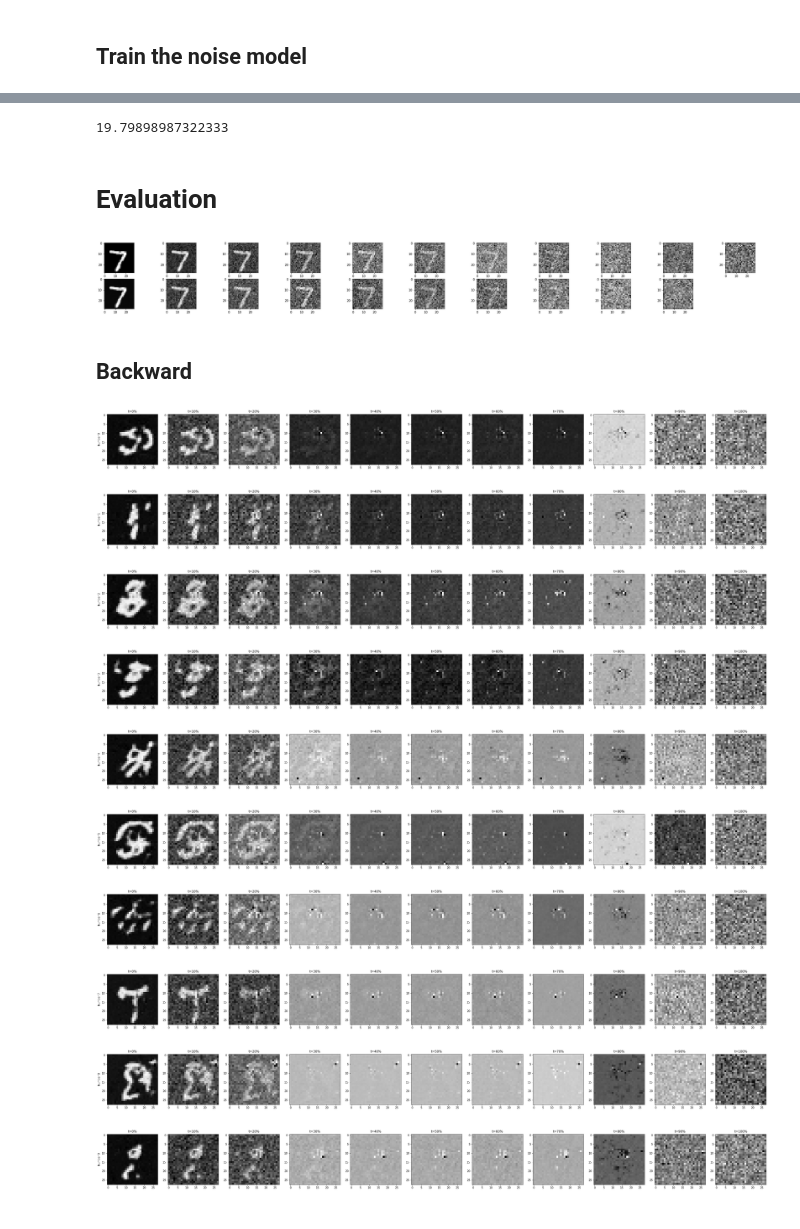
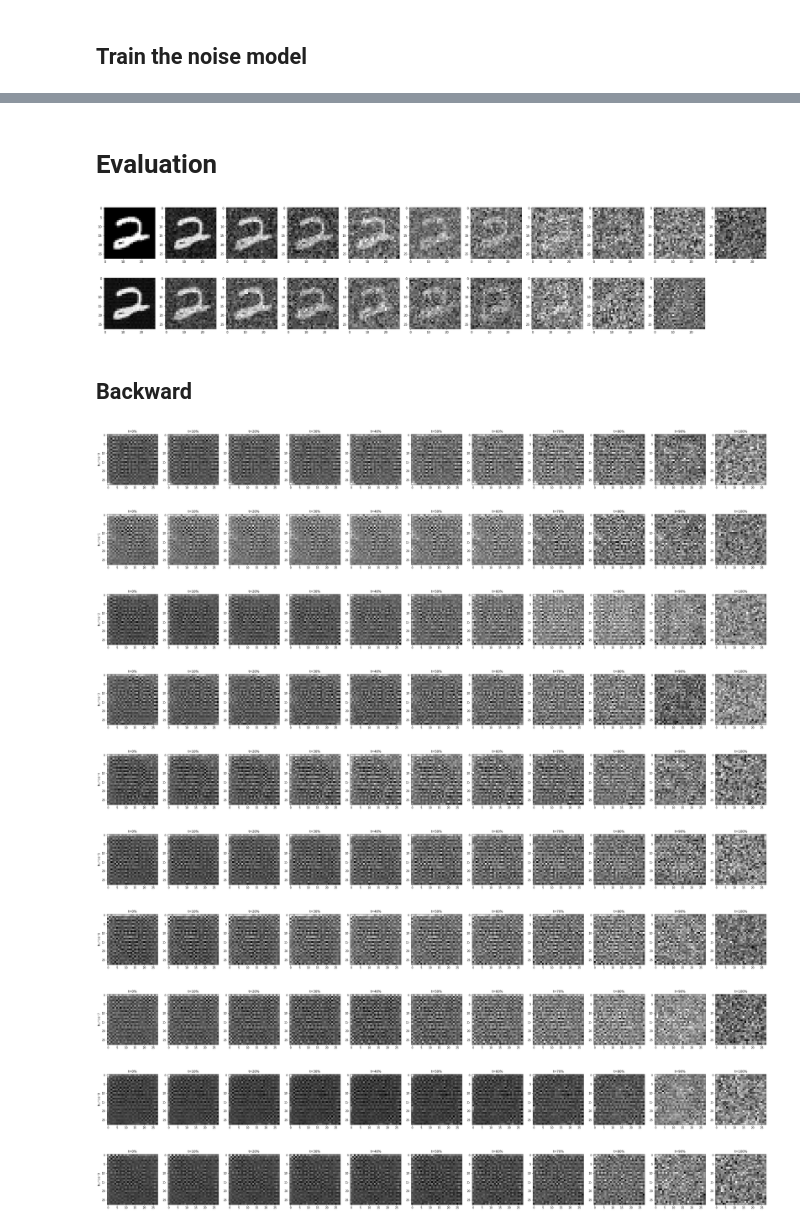
Before and after one commit to lucasmrdt/diffusion-model, a Jupyter notebook: notebooks/model_on_mnist.ipynb, the cells around one changed output, grey strips where cells are left out. Drawn from its saved outputs; the diff is of its cells as text; code cells hidden in the pictures.

```diff
--- a/notebooks/model_on_mnist.ipynb
+++ b/notebooks/model_on_mnist.ipynb
@@ -215,46 +375,42 @@ executing.executing.NotOneValueFound: Expected one value, found 0
-# %%
-np.sqrt(392)
-# %% [output]
-19.79898987322333
 # %% [markdown]
 # Evaluation
 # %%
-fig, axes = plt.subplots(2, T+1, figsize=(FIG_SIZE*T, FIG_SIZE))
+fig, axes = plt.subplots(2, T+1, figsize=(FIG_SIZE*T, FIG_SIZE*2))
 
 x = rearrange(dataset[0], "h w -> 1 h w")
 x_t = forward_module.loop_forward(x, nb_displayed_steps=T)
-x_prev = [backward_module.batched_backward(x, t, rearrange(labels_one_hot[0], "d -> 1 d")) for t, x in enumerate(x_t)]
+x_prev = [backward_module.batched_backward(x, t, labels[0]) for t, x in enumerate(x_t)]
 
 x_t = rearrange(x_t, "t 1 h w -> t h w")
 x_prev = rearrange(x_prev, "t 1 h w -> t h w")
 x = rearrange(x, "1 h w -> h w")
 
 axes[0, 0].imshow(x.cpu(), cmap='gray')
 axes[1, -1].axis('off')
 for i, ax in enumerate(axes[0, 1:]):
     ax.imshow(x_t[i].cpu(), cmap='gray')
 for i, ax in enumerate(axes[1,:-1]):
     ax.imshow(x_prev[i].detach().cpu(), cmap='gray')
 # %% [output]
-[figure, old version]
+[figure, new version]
 # %% [markdown]
 ## Backward
 # %%
-example_labels = [(i, one_hot_label(i)) for i in range(10)]
-example_labels = torch.cat([label_vec for _, label_vec in example_labels], dim=0).to(device)
+example_labels = rearrange(torch.arange(0, 10).to(device), "d -> d 1")
+# example_labels = torch.cat([label_vec for _, label_vec in example_labels], dim=0).to(device)
 
 xs = backward_module.loop_backward(example_labels, n_sample=10, nb_displayed_steps=NB_DISPLAYED)
 xs = rearrange(xs, "t n h w -> n t h w")
 for i, x in enumerate(xs):
     plot_evolutions(x, y_title=f"Number {i}")
 # %% [output]
-[figure, old version]
+[figure, new version]
-[figure, old version]
+[figure, new version]
-[figure, old version]
+[figure, new version]
-[figure, old version]
+[figure, new version]
-[figure, old version]
+[figure, new version]
-[figure, old version]
+[figure, new version]
-[figure, old version]
+[figure, new version]
-[figure, old version]
+[figure, new version]
-[figure, old version]
+[figure, new version]
-[figure, old version]
+[figure, new version]
```
Also changed, not shown: parts of 8 cells of this notebook, 2 other files.
